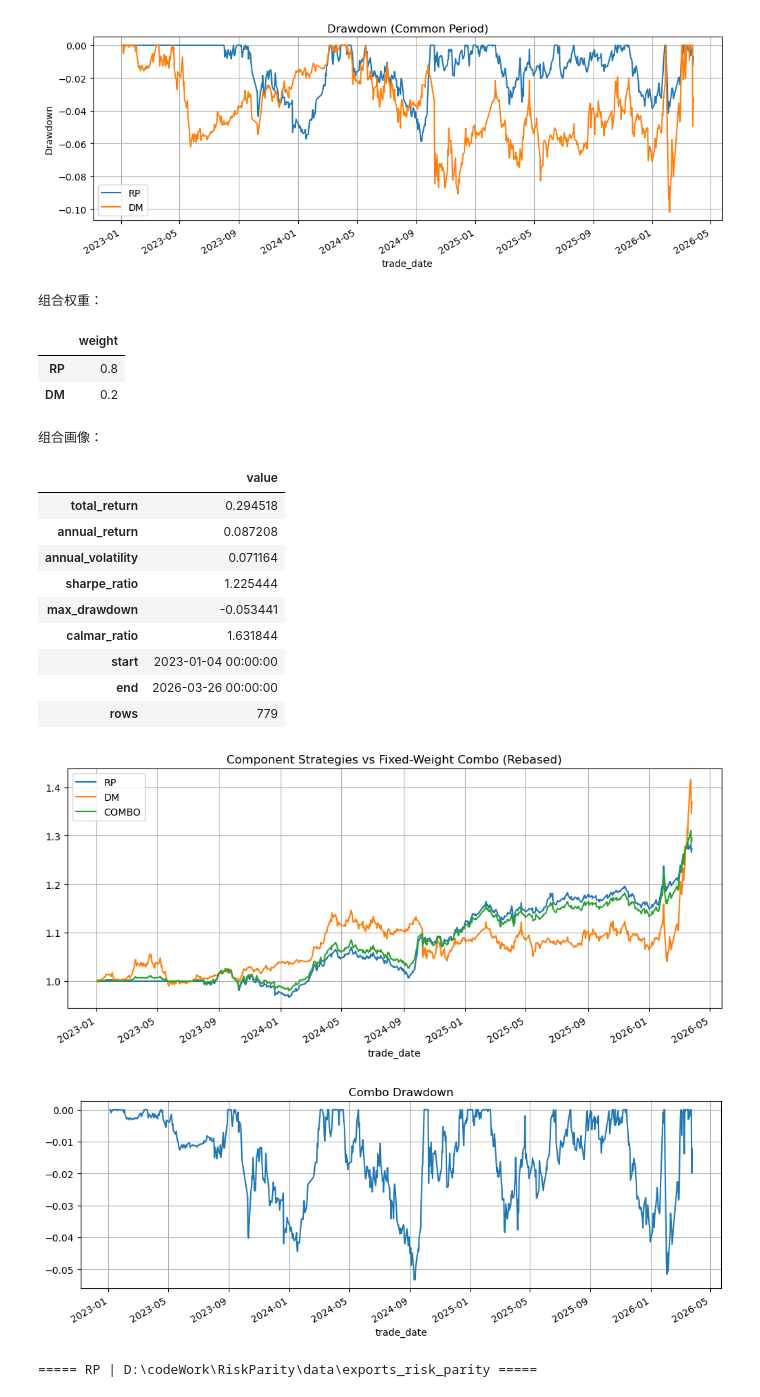
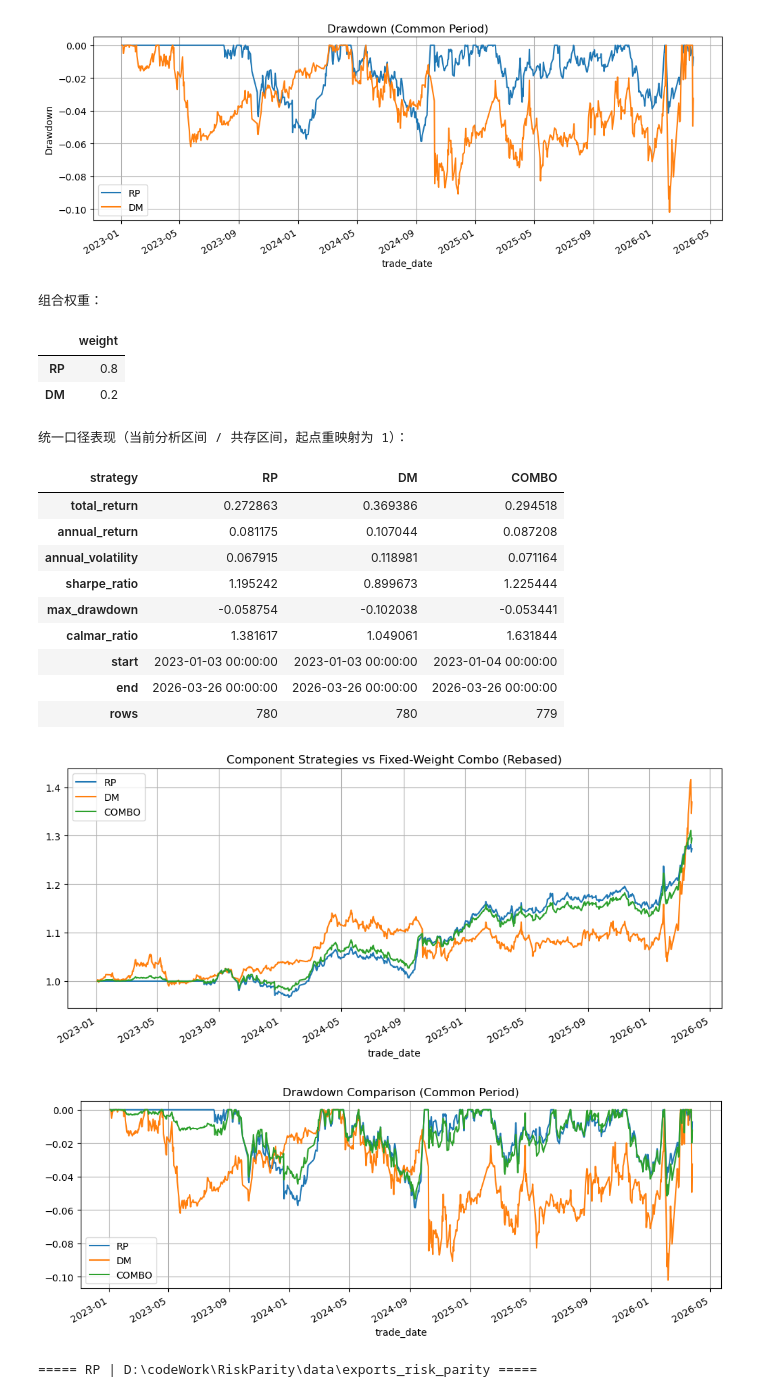
Before and after one commit to JunLin615/RiskParity, a Jupyter notebook: 策略相关性分析器.ipynb, the cells around one changed output. Saved outputs shown, nothing was run; the diff lists cells and outputs as text; code cells hidden in the pictures.

```diff
--- a/策略相关性分析器.ipynb
+++ b/策略相关性分析器.ipynb
@@ -460,46 +460,46 @@ else:
     # ===== 统一口径表现：组件策略 + 组合 =====
     unified_summary = pd.concat(
         {name: summarize_nav(nav_common_rebased[name]) for name in w.index},
         axis=1
     ).T
 
     unified_summary.loc["COMBO"] = combo_summary
     unified_summary.index.name = "strategy"
 
     print("统一口径表现（当前分析区间 / 共存区间，起点重映射为 1）：")
-    display(unified_summary)
+    display(unified_summary.T)
 
     # ===== 净值对比 =====
     compare_nav = nav_common_rebased[list(weights.keys())].copy()
     compare_nav["COMBO"] = combo_nav
     compare_nav.plot(figsize=(12, 5), title="Component Strategies vs Fixed-Weight Combo (Rebased)")
     plt.show()
 
     # ===== 回撤对比 =====
     compare_dd = pd.concat(
         {name: calc_drawdown(compare_nav[name]) for name in compare_nav.columns},
         axis=1
     )
     compare_dd.plot(figsize=(12, 4), title="Drawdown Comparison (Common Period)")
     plt.show()
 # %% [output]
 组合权重：
 |  | weight |
 | RP | 0.8 |
 | DM | 0.2 |
-组合画像：
+统一口径表现（当前分析区间 / 共存区间，起点重映射为 1）：
-|  | value |
-| total_return | 0.294518 |
-| annual_return | 0.087208 |
-| annual_volatility | 0.071164 |
-| sharpe_ratio | 1.225444 |
-| max_drawdown | -0.053441 |
-| calmar_ratio | 1.631844 |
-| start | 2023-01-04 00:00:00 |
-| end | 2026-03-26 00:00:00 |
-| rows | 779 |
+| strategy | RP | DM | COMBO |
+| total_return | 0.272863 | 0.369386 | 0.294518 |
+| annual_return | 0.081175 | 0.107044 | 0.087208 |
+| annual_volatility | 0.067915 | 0.118981 | 0.071164 |
+| sharpe_ratio | 1.195242 | 0.899673 | 1.225444 |
+| max_drawdown | -0.058754 | -0.102038 | -0.053441 |
+| calmar_ratio | 1.381617 | 1.049061 | 1.631844 |
+| start | 2023-01-03 00:00:00 | 2023-01-03 00:00:00 | 2023-01-04 00:00:00 |
+| end | 2026-03-26 00:00:00 | 2026-03-26 00:00:00 | 2026-03-26 00:00:00 |
+| rows | 780 | 780 | 779 |
 [figure]
-[figure, old version]
+[figure, new version]
 # %%
 # ========= 可选：查看各策略原始 summary.csv =========
 
```
Also changed, not shown: 3 other files.
